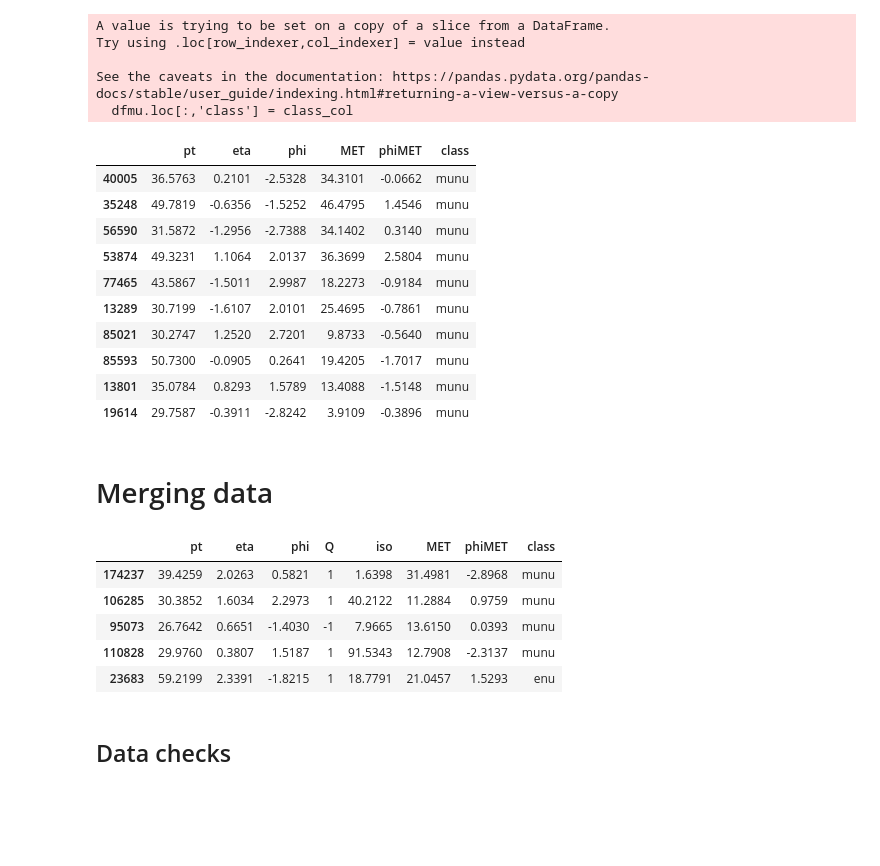
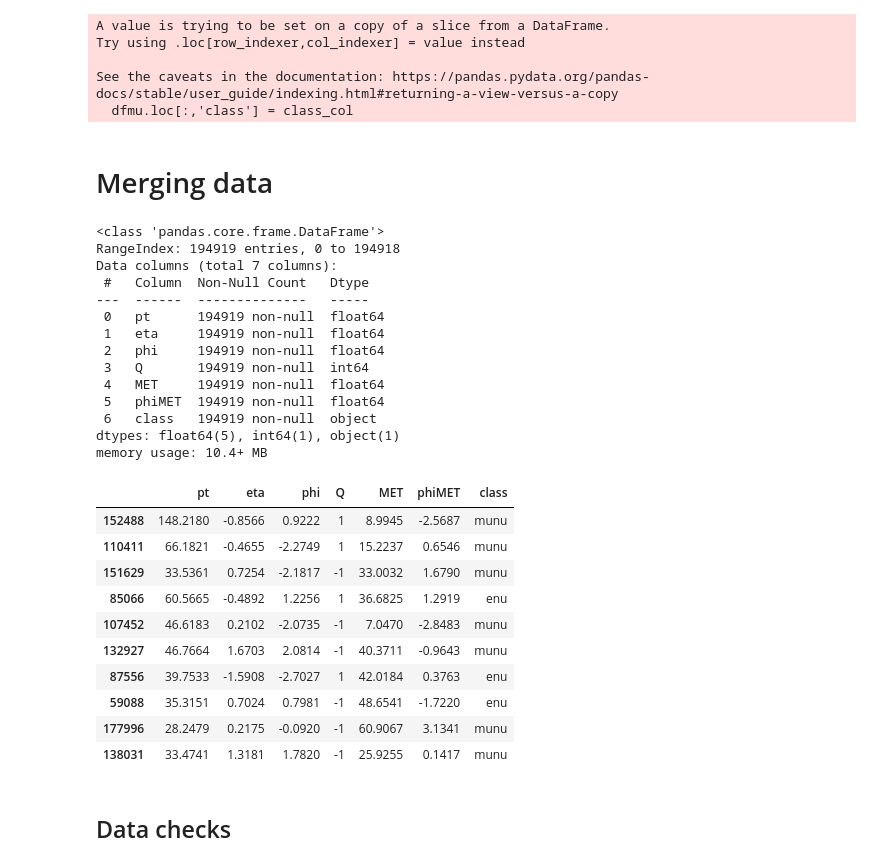
Before and after one commit to jlancione/thesis_notebooks, a Jupyter notebook: Wdecay.ipynb, the cells around one changed output. Cells and saved outputs as stored; diff of their text form; code cells hidden in the pictures; blank space fills up the shorter version.

```diff
--- a/Wdecay.ipynb
+++ b/Wdecay.ipynb
@@ -45,7 +53,7 @@ if data_checks=='y':
 # to uniform datasets
 dfenu_raw['iso'] = dfenu_raw.apply(lambda x: x['isoTrack'] + x['isoEcal'] + x['isoHcal'],axis=1)
 # %%
-dfenu_raw = dfenu_raw[['pt', 'eta', 'phi', 'MET', 'phiMET']]
+dfenu_raw = dfenu_raw[['pt', 'eta', 'phi', 'Q', 'MET', 'phiMET']]
 # %% [markdown]
 ## Data visualization (W -> e + nu)
 We will introduce `dfenu_scaled` (numpy array) and `dfenu_array_to_dfenu` (pandas dataframe) for the visualization WITH OUTLIERS, while `dfenu_filtered` and `dfenu_scaled_filtered` are for the visualization WITHOUT OUTLIERS
@@ -151,7 +192,7 @@ len(not_trustworthy)
 4802
 # %%
 # keep only features of interest
-dfmunu_raw = dfmunu_raw[['pt', 'phi', 'eta', 'MET', 'phiMET']]
+dfmunu_raw = dfmunu_raw[['pt', 'phi', 'eta', 'Q', 'MET', 'phiMET']]
 # %% [markdown]
 ## Data visualization (W -> mu + nu)
 # %% [markdown]
@@ -224,19 +263,5 @@ Try using .loc[row_indexer,col_indexer] = value instead
 
 See the caveats in the documentation: https://pandas.pydata.org/pandas-docs/stable/user_guide/indexing.html#returning-a-view-versus-a-copy
   dfmu.loc[:,'class'] = class_col
-# %%
-dfmu.sample(10)
-# %% [output]
-|  | pt | eta | phi | MET | phiMET | class |
-| 40005 | 36.5763 | 0.2101 | -2.5328 | 34.3101 | -0.0662 | munu |
-| 35248 | 49.7819 | -0.6356 | -1.5252 | 46.4795 | 1.4546 | munu |
-| 56590 | 31.5872 | -1.2956 | -2.7388 | 34.1402 | 0.3140 | munu |
-| 53874 | 49.3231 | 1.1064 | 2.0137 | 36.3699 | 2.5804 | munu |
-| 77465 | 43.5867 | -1.5011 | 2.9987 | 18.2273 | -0.9184 | munu |
-| 13289 | 30.7199 | -1.6107 | 2.0101 | 25.4695 | -0.7861 | munu |
-| 85021 | 30.2747 | 1.2520 | 2.7201 | 9.8733 | -0.5640 | munu |
-| 85593 | 50.7300 | -0.0905 | 0.2641 | 19.4205 | -1.7017 | munu |
-| 13801 | 35.0784 | 0.8293 | 1.5789 | 13.4088 | -1.5148 | munu |
-| 19614 | 29.7587 | -0.3911 | -2.8242 | 3.9109 | -0.3896 | munu |
 # %% [markdown]
 # Merging data
@@ -245,10 +268,32 @@ del dfenu_raw, dfmunu_raw # clean up
 # %%
 df = pd.concat([dfe,dfmu], ignore_index=True, sort=False)
-#df.sample(5)
+df.info()
 # %% [output]
-|  | pt | eta | phi | Q | iso | MET | phiMET | class |
-| 174237 | 39.4259 | 2.0263 | 0.5821 | 1 | 1.6398 | 31.4981 | -2.8968 | munu |
-| 106285 | 30.3852 | 1.6034 | 2.2973 | 1 | 40.2122 | 11.2884 | 0.9759 | munu |
-| 95073 | 26.7642 | 0.6651 | -1.4030 | -1 | 7.9665 | 13.6150 | 0.0393 | munu |
-| 110828 | 29.9760 | 0.3807 | 1.5187 | 1 | 91.5343 | 12.7908 | -2.3137 | munu |
-| 23683 | 59.2199 | 2.3391 | -1.8215 | 1 | 18.7791 | 21.0457 | 1.5293 | enu |
+<class 'pandas.core.frame.DataFrame'>
+RangeIndex: 194919 entries, 0 to 194918
+Data columns (total 7 columns):
+ #   Column  Non-Null Count   Dtype
+---  ------  --------------   -----
+ 0   pt      194919 non-null  float64
+ 1   eta     194919 non-null  float64
+ 2   phi     194919 non-null  float64
+ 3   Q       194919 non-null  int64
+ 4   MET     194919 non-null  float64
+ 5   phiMET  194919 non-null  float64
+ 6   class   194919 non-null  object
+dtypes: float64(5), int64(1), object(1)
+memory usage: 10.4+ MB
+# %%
+df.sample(10)
+# %% [output]
+|  | pt | eta | phi | Q | MET | phiMET | class |
+| 152488 | 148.2180 | -0.8566 | 0.9222 | 1 | 8.9945 | -2.5687 | munu |
+| 110411 | 66.1821 | -0.4655 | -2.2749 | 1 | 15.2237 | 0.6546 | munu |
+| 151629 | 33.5361 | 0.7254 | -2.1817 | -1 | 33.0032 | 1.6790 | munu |
+| 85066 | 60.5665 | -0.4892 | 1.2256 | 1 | 36.6825 | 1.2919 | enu |
+| 107452 | 46.6183 | 0.2102 | -2.0735 | -1 | 7.0470 | -2.8483 | munu |
+| 132927 | 46.7664 | 1.6703 | 2.0814 | -1 | 40.3711 | -0.9643 | munu |
+| 87556 | 39.7533 | -1.5908 | -2.7027 | 1 | 42.0184 | 0.3763 | enu |
+| 59088 | 35.3151 | 0.7024 | 0.7981 | -1 | 48.6541 | -1.7220 | enu |
+| 177996 | 28.2479 | 0.2175 | -0.0920 | -1 | 60.9067 | 3.1341 | munu |
+| 138031 | 33.4741 | 1.3181 | 1.7820 | -1 | 25.9255 | 0.1417 | munu |
```
Also changed, not shown: parts of 33 cells of this notebook.
